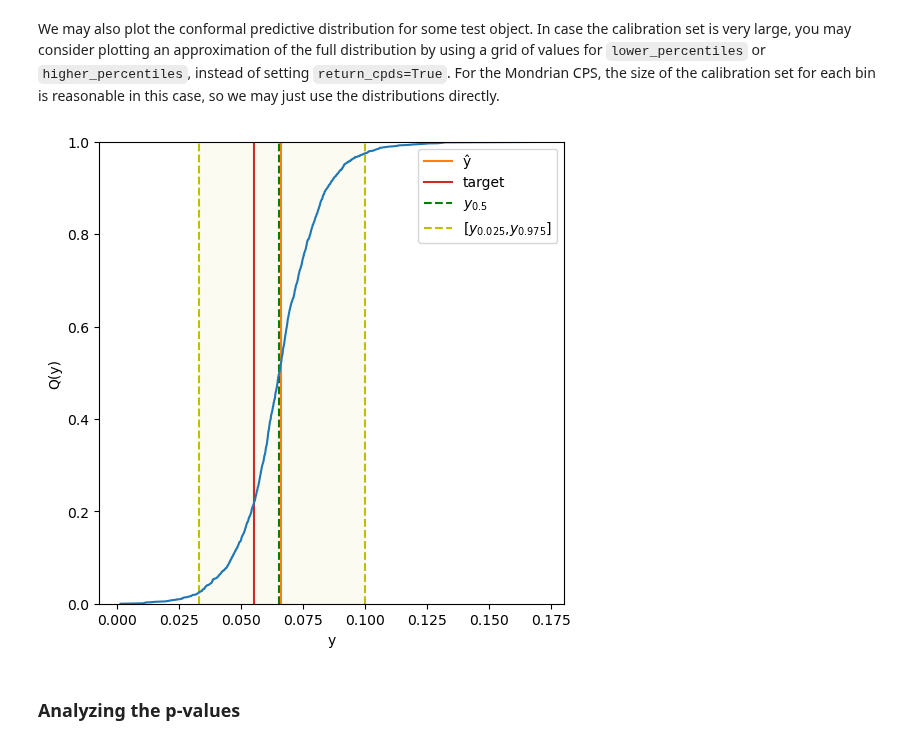
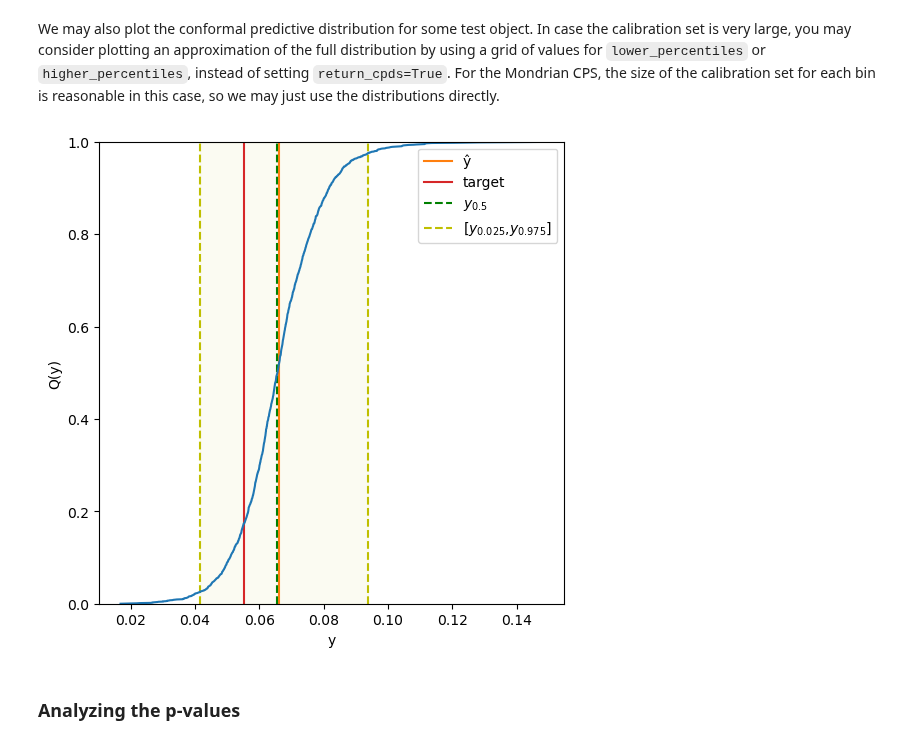
Before and after one commit to henrikbostrom/crepes, a Jupyter notebook: docs/crepes_nb.ipynb, the cells around one changed output. Cells and saved outputs as stored; diff of their text form; code cells hidden in the pictures.

```diff
--- a/docs/crepes_nb.ipynb
+++ b/docs/crepes_nb.ipynb
@@ -552,0 +668,23 @@ array([[0.01778404, 0.06351539],
+# %%
+coverages = []
+mean_sizes = []
+median_sizes = []
+
+for name in prediction_intervals.keys():
+    intervals = prediction_intervals[name]
+    coverages.append(np.sum([1 if (y_test[i]>=intervals[i,0] and
+                                   y_test[i]<=intervals[i,1]) else 0
+                            for i in range(len(y_test))])/len(y_test))
+    mean_sizes.append((intervals[:,1]-intervals[:,0]).mean())
+    median_sizes.append(np.median((intervals[:,1]-intervals[:,0])))
+
+pred_int_df = pd.DataFrame({"Coverage":coverages,
+                            "Mean size":mean_sizes,
+                            "Median size":median_sizes},
+                           index=list(prediction_intervals.keys()))
+
+pred_int_df.loc["Mean"] = [pred_int_df["Coverage"].mean(),
+                           pred_int_df["Mean size"].mean(),
+                           pred_int_df["Median size"].mean()]
+
+display(pred_int_df.round(4))
@@ -590,3 +747,22 @@ cps_mond_norm_oob = ConformalPredictiveSystem().fit(residuals=residuals_oob,
+# %%
+bins_cal, bin_thresholds = binning(values=y_hat_cal, bins=5)
+
+cps_mond_std = ConformalPredictiveSystem().fit(residuals=residuals_cal,
+                                               bins=bins_cal)
+
+cps_mond_norm = ConformalPredictiveSystem().fit(residuals=residuals_cal,
+                                                sigmas=sigmas_cal_var,
+                                                bins=bins_cal)
+
+
+bins_oob, bin_thresholds_oob = binning(values=oob_predictions, bins=5)
+
+cps_mond_std_oob = ConformalPredictiveSystem().fit(residuals=residuals_oob,
+                                                   bins=bins_oob)
+
+cps_mond_norm_oob = ConformalPredictiveSystem().fit(residuals=residuals_oob,
+                                                    sigmas=sigmas_var_oob,
+                                                    bins=bins_oob)
 # %% [markdown]
 ### Making predictions
 # %% [markdown]
@@ -703,41 +874,41 @@ We may also plot the conformal predictive distribution for some test object. In
 # %%
 cpds = cps_mond_norm_oob.predict(y_hat=y_hat_full,
                                  bins=bins_test_oob,
-                                 sigmas=sigmas_test_knn_oob,
+                                 sigmas=sigmas_test_var_oob,
                                  return_cpds=True)
 
 test_index = np.random.randint(len(y_hat_full)) # A test object is randomly selected
 cpd = cpds[test_index]
 
 p = np.array([i/len(cpd) for i in range(len(cpd))])
 
 lower_index = np.where(p<=0.025)[0][-1]
 mid_index = np.where(p>=0.50)[0][0]
 upper_index = np.where(p>=0.975)[0][0]
 
 low_percentile = cpd[lower_index]
 median = cpd[mid_index]
 high_percentile = cpd[upper_index]
 
 plt.figure(figsize=(6,6))
 plt.plot([y_hat_full[test_index],y_hat_full[test_index]],[0,1], color="tab:orange")
 plt.plot([y_test[test_index],y_test[test_index]],[0,1], color="tab:red")
 plt.xlabel("y")
 plt.ylabel("Q(y)")
 plt.ylim(0,1)
 
 plt.plot([median,median],[0,1],"g--")
 plt.plot([low_percentile,low_percentile],[0,1],"y--")
 plt.legend(["ŷ","target","$y_{0.5}$","[$y_{0.025}$,$y_{0.975}$]"])
 plt.plot([high_percentile,high_percentile],[0,1],"y--")
 plt.plot(cpd,p, color="tab:blue")
 rectangle = plt.Rectangle((low_percentile,0),
                           abs(high_percentile-low_percentile),1, color="y",
                           alpha=0.05)
 plt.gca().add_patch(rectangle)
 plt.show()
 # %% [output]
-[figure, old version]
+[figure, new version]
 # %% [markdown]
 ### Analyzing the p-values
 # %% [markdown]
```
Also changed, not shown: parts of 65 cells of this notebook, 8 other files.
